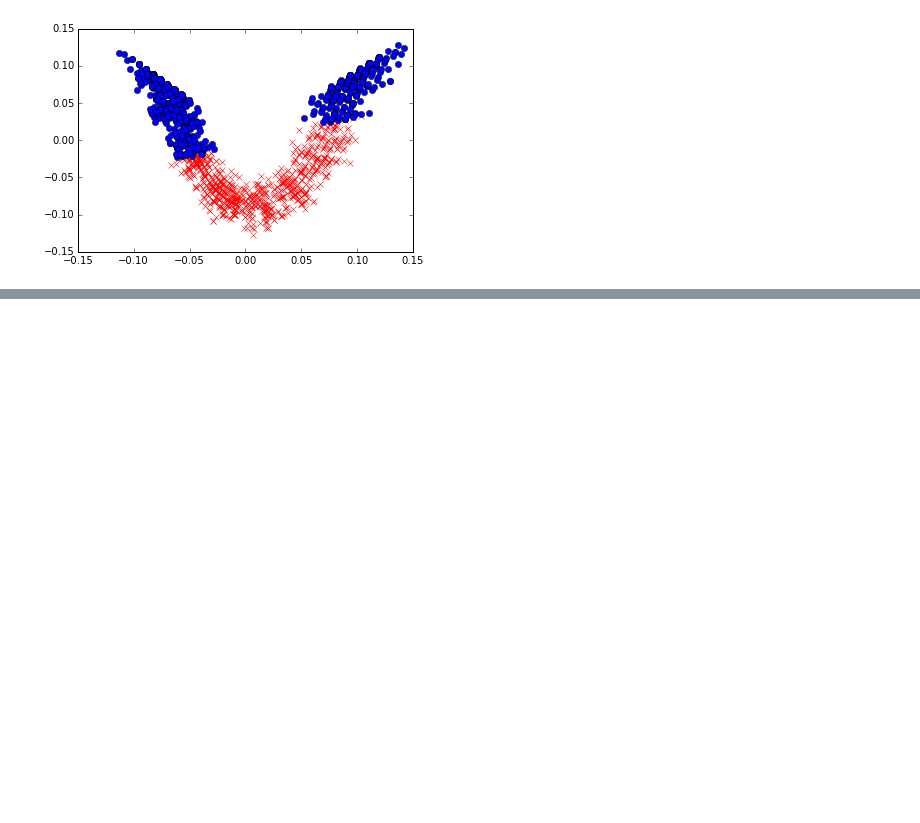
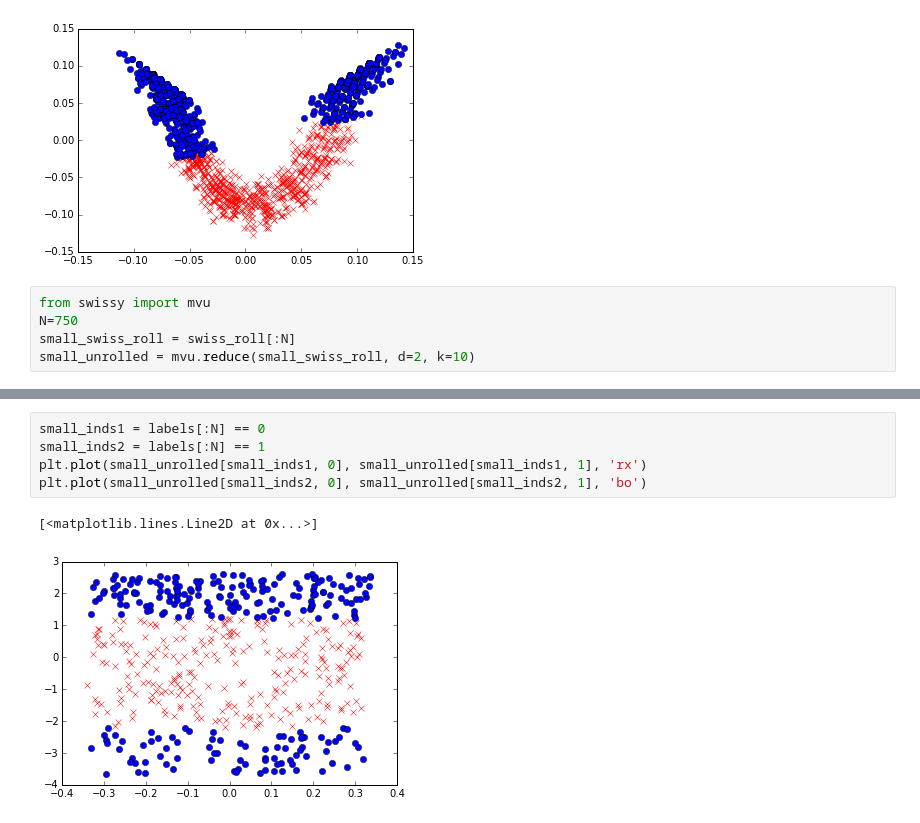
Before and after one commit to stephentu/swissroll, a Jupyter notebook: src/notebooks/viz.ipynb, the cells around one changed output, grey strips where cells are left out. Cells and saved outputs as stored; diff of their text form; blank space fills up the shorter version.

```diff
--- a/src/notebooks/viz.ipynb
+++ b/src/notebooks/viz.ipynb
@@ -43,3 +43,8 @@ plt.plot(unrolled1[inds2, 0], unrolled1[inds2, 1], 'bo')
 # %% [output]
 [<matplotlib.lines.Line2D at 0x...>]
 [figure]
+# %%
+from swissy import mvu
+N=750
+small_swiss_roll = swiss_roll[:N]
+small_unrolled = mvu.reduce(small_swiss_roll, d=2, k=10)
@@ -45,0 +69,8 @@ plt.plot(unrolled1[inds2, 0], unrolled1[inds2, 1], 'bo')
+# %%
+small_inds1 = labels[:N] == 0
+small_inds2 = labels[:N] == 1
+plt.plot(small_unrolled[small_inds1, 0], small_unrolled[small_inds1, 1], 'rx')
+plt.plot(small_unrolled[small_inds2, 0], small_unrolled[small_inds2, 1], 'bo')
+# %% [output]
+[<matplotlib.lines.Line2D at 0x...>]
+[figure, added]
```
Also changed, not shown: parts of 2 cells of this notebook.
